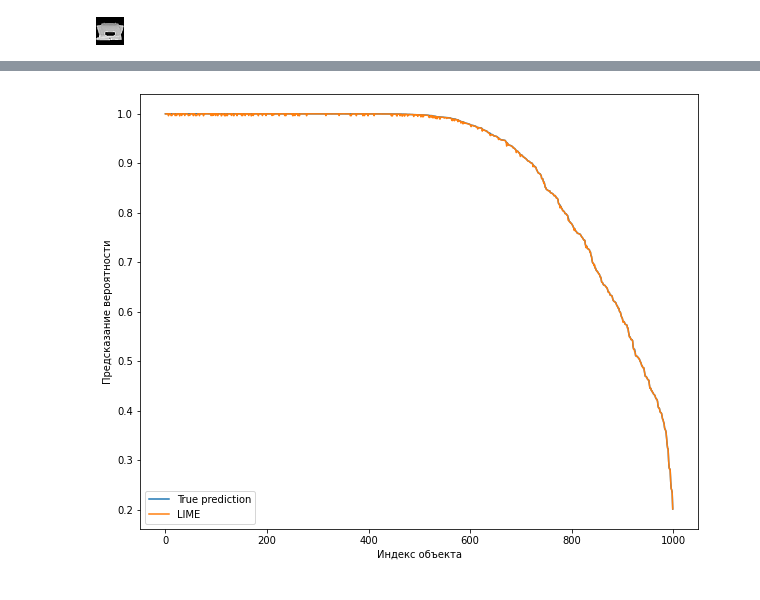
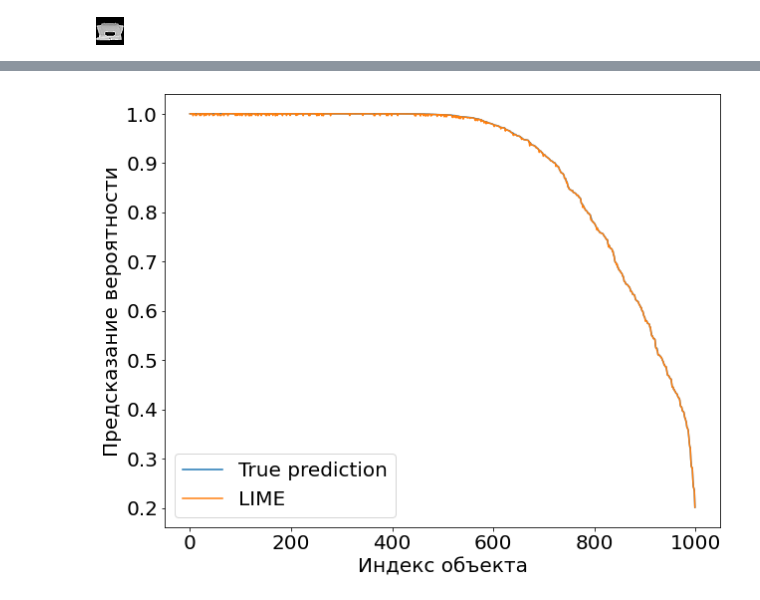
Before and after one commit to Intelligent-Systems-Phystech/2022-Project99, a Jupyter notebook: code/Muradov_CNN.ipynb, the cells around one changed output, grey strips where cells are left out. Saved outputs shown, nothing was run; the diff lists cells and outputs as text; code cells hidden in the pictures.

```diff
--- a/code/Muradov_CNN.ipynb
+++ b/code/Muradov_CNN.ipynb
@@ -476,15 +455,17 @@ true_lime
  (0.23417677, 0.2335912707494174),
  (0.20094559, 0.20104115969601305)]
 # %%
+plt.rcParams['font.size'] = '20'
+
 li = [true_lime[i][1] for i in range(sample_size)]
 tr = [true_lime[i][0] for i in range(sample_size)]
 fig = plt.figure(figsize=(10, 8))
 plt.plot(tr, label='True prediction')
 plt.plot(li, label='LIME')
-plt.xlabel('Индекс объекта')
-plt.ylabel('Предсказание вероятности')
+plt.xlabel('Индекс объекта', fontsize=20)
+plt.ylabel('Предсказание вероятности', fontsize=20)
 plt.legend(loc=3)
 fig.axes[0].set_rasterized(True)
 plt.show()
 # %% [output]
-[figure, old version]
+[figure, new version]
```
Also changed, not shown: parts of 4 cells of this notebook.
